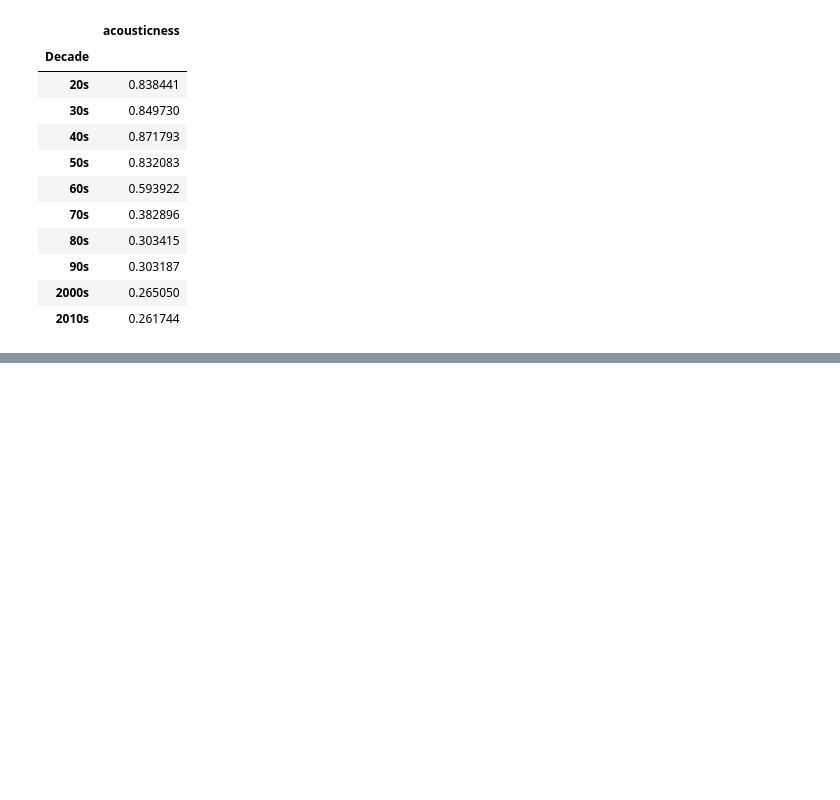
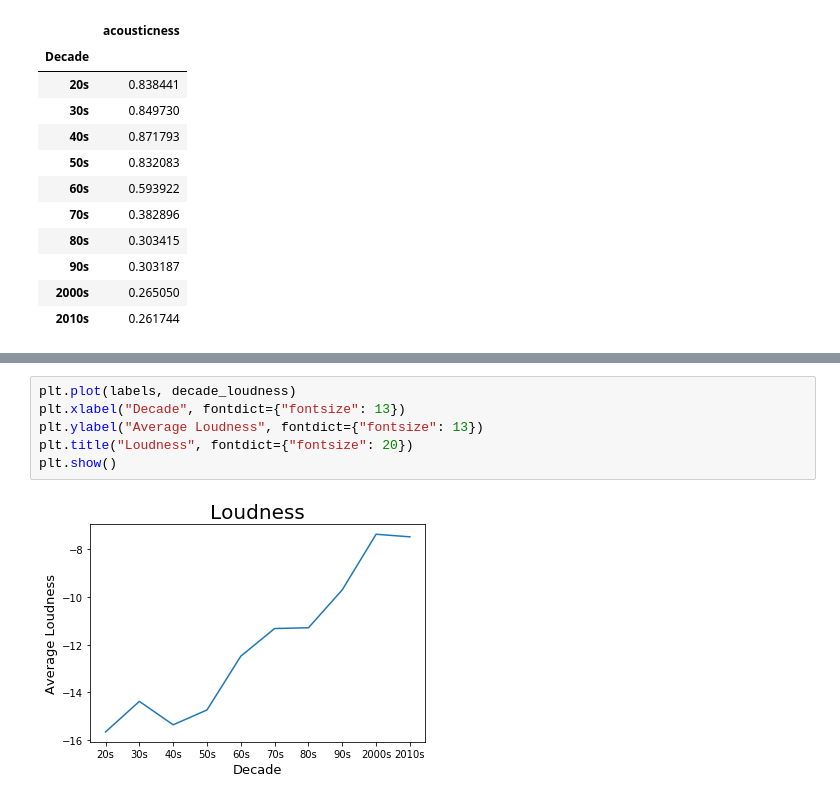
Before and after one commit to Lee88jl/Project-gt-1, a Jupyter notebook: Misko/Decade Analysis.ipynb, the cells around one changed output, grey strips where cells are left out. Cells and saved outputs as stored; diff of their text form; blank space fills up the shorter version.

```diff
--- a/Misko/Decade Analysis.ipynb
+++ b/Misko/Decade Analysis.ipynb
@@ -132,0 +143,8 @@ decade_acousticness
+# %%
+plt.plot(labels, decade_loudness)
+plt.xlabel("Decade", fontdict={"fontsize": 13})
+plt.ylabel("Average Loudness", fontdict={"fontsize": 13})
+plt.title("Loudness", fontdict={"fontsize": 20})
+plt.show()
+# %% [output]
+[figure, added]
```
Also changed, not shown: parts of 3 cells of this notebook, 1 other file.
